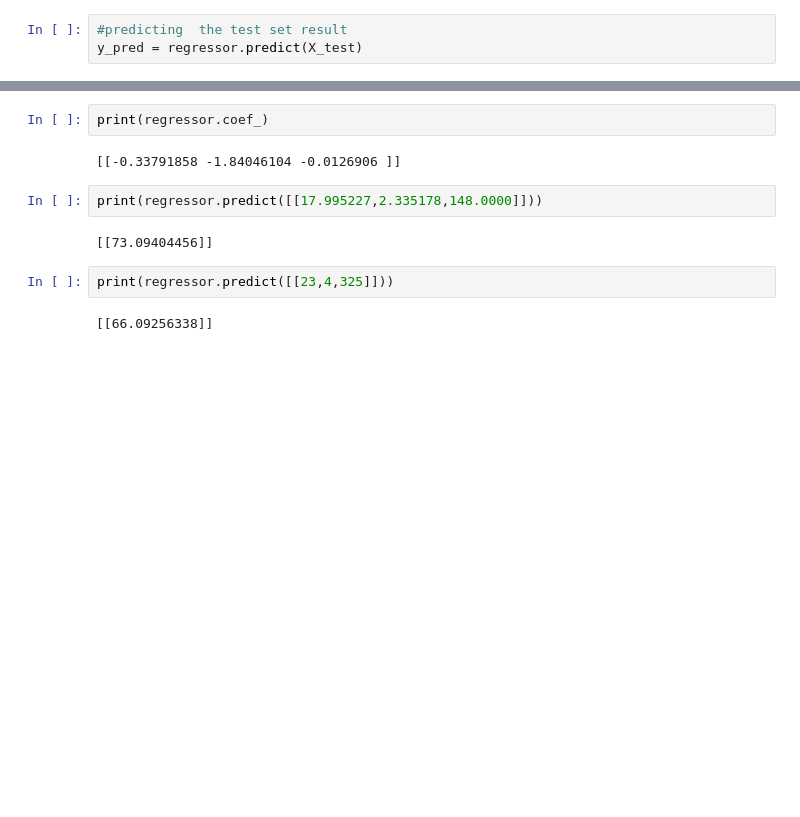
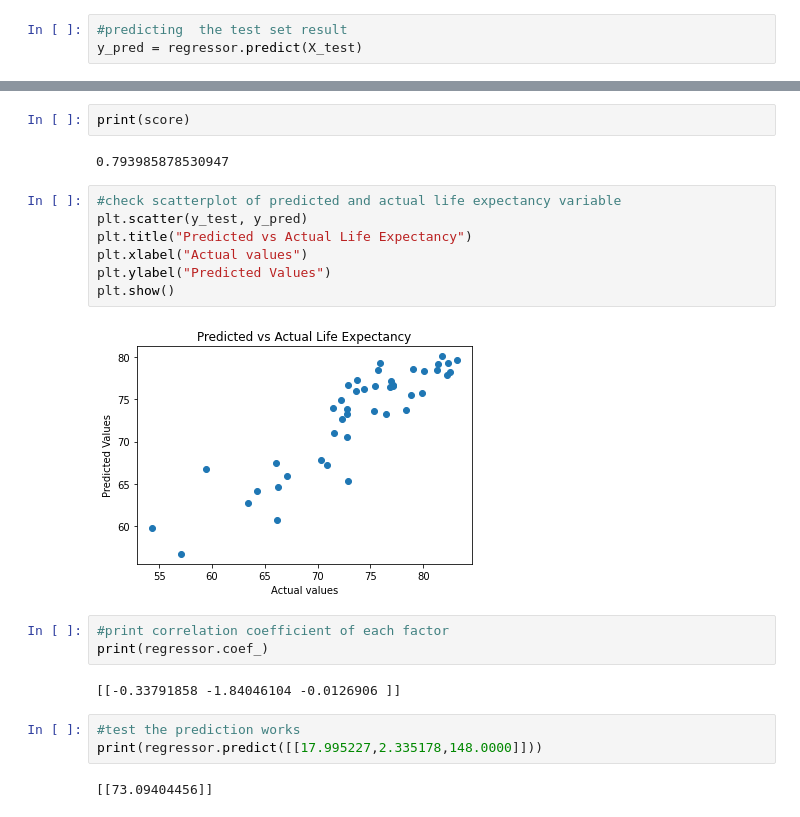
Before and after one commit to susovd/life-expectancy-project, a Jupyter notebook: 02_Multiple_regression.ipynb, the cells around one changed output, grey strips where cells are left out. Drawn from its saved outputs; the diff is of its cells as text; blank space fills up the shorter version.

```diff
--- a/02_Multiple_regression.ipynb
+++ b/02_Multiple_regression.ipynb
@@ -94,12 +91,23 @@ numpy.ndarray
-# %%
-print(regressor.coef_)
-# %% [output]
-[[-0.33791858 -1.84046104 -0.0126906 ]]
+# %%
+print(score)
+# %% [output]
+0.793985878530947
+# %%
+#check scatterplot of predicted and actual life expectancy variable
+plt.scatter(y_test, y_pred)
+plt.title("Predicted vs Actual Life Expectancy")
+plt.xlabel("Actual values")
+plt.ylabel("Predicted Values")
+plt.show()
+# %% [output]
+[figure, added]
+# %%
+#print correlation coefficient of each factor
+print(regressor.coef_)
+# %% [output]
+[[-0.33791858 -1.84046104 -0.0126906 ]]
 # %%
+#test the prediction works
 print(regressor.predict([[17.995227,2.335178,148.0000]]))
 # %% [output]
 [[73.09404456]]
-# %%
-print(regressor.predict([[23,4,325]]))
-# %% [output]
-[[66.09256338]]
```
Also changed, not shown: parts of 21 cells of this notebook, 2 other files.
